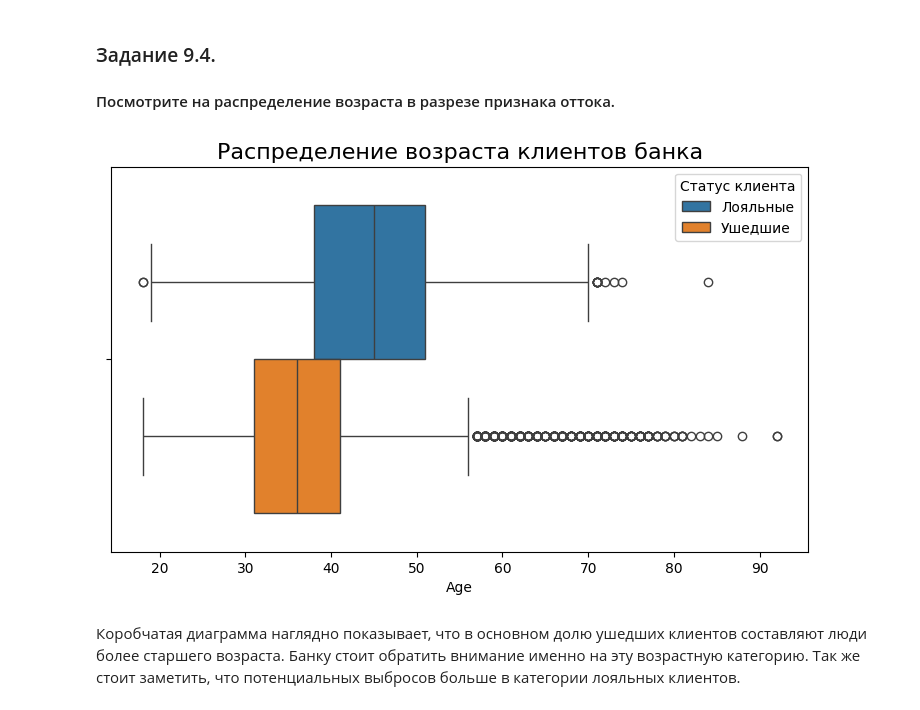
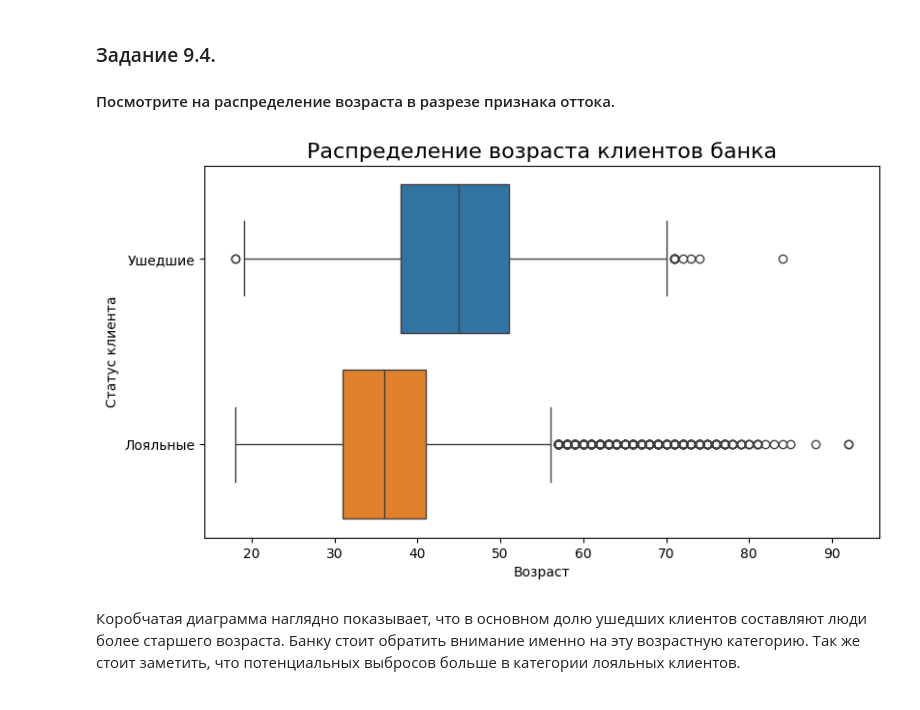
Before and after one commit to postvlone/practice_bank, a Jupyter notebook: PY_13_Визуализация данных/DS_2_5.ipynb, the cells around one changed output. Saved outputs shown, nothing was run; the diff lists cells and outputs as text; code cells hidden in the pictures.

```diff
--- a/PY_13_Визуализация данных/DS_2_5.ipynb
+++ b/PY_13_Визуализация данных/DS_2_5.ipynb
@@ -98,16 +68,18 @@ axes.set_title('Распределение баланса клиентов');
 # %%
 fig = plt.figure(figsize=(9, 5))
 axes = sns.boxplot(
     data=churn_data,
     x='Age',
+    y='Exited',
     hue='Exited',
     orient='h',
     width=0.8
 );
-axes.legend(title='Статус клиента', labels=['Лояльные', 'Ушедшие']);
 axes.set_title('Распределение возраста клиентов банка', fontsize=16);
+axes.set_ylabel('Статус клиента');
+axes.set_xlabel('Возраст');
 # %% [output]
-[figure, old version]
+[figure, new version]
 # %% [markdown]
 Коробчатая диаграмма наглядно показывает, что в основном долю ушедших клиентов составляют люди более старшего возраста. Банку стоит обратить внимание именно на эту возрастную категорию. Так же стоит заметить, что потенциальных выбросов больше в категории лояльных клиентов.
 # %% [markdown]
```
Also changed, not shown: parts of 3 cells of this notebook.
